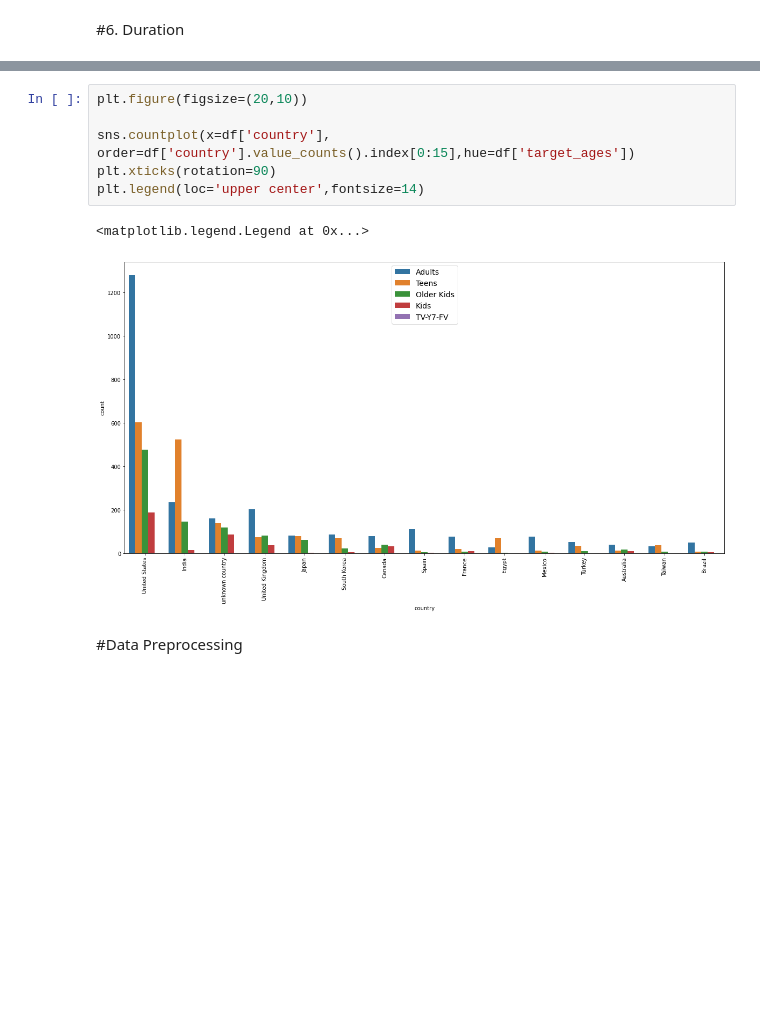
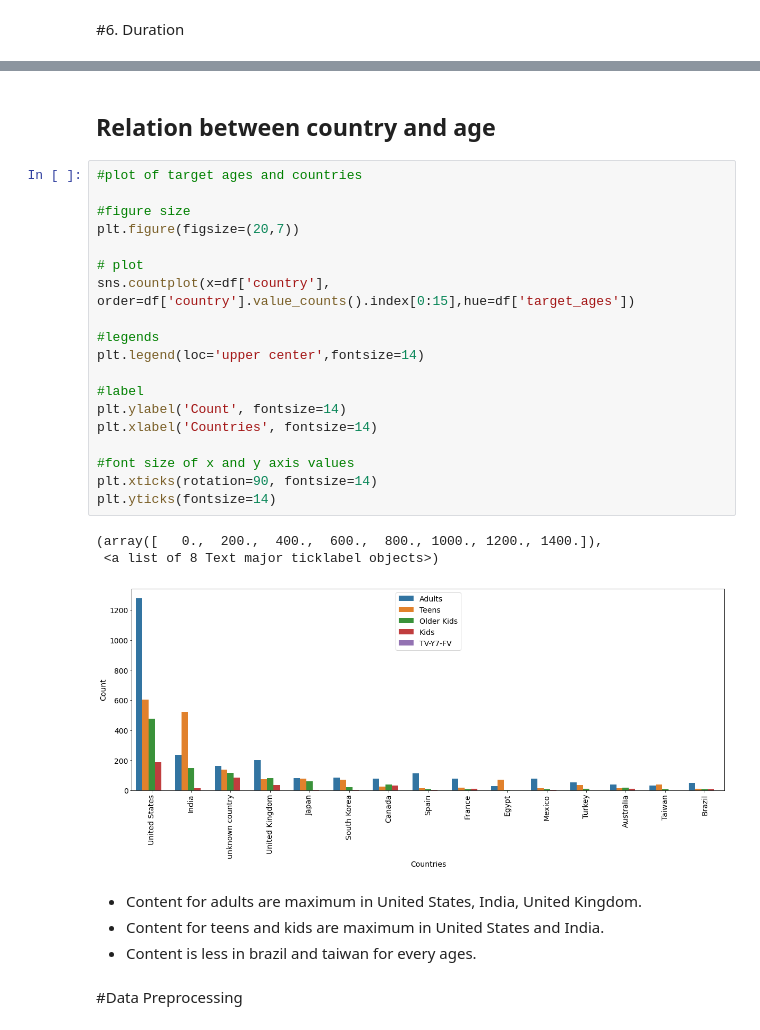
Before and after one commit to Zeeshan00789/NETFLIX-MOVIES-AND-TV-SHOWS-CLUSTERING-, a Jupyter notebook: NETFLIX_MOVIES_AND_TV_SHOWS_CLUSTERING.ipynb, the cells around one changed output, grey strips where cells are left out. Drawn from its saved outputs; the diff is of its cells as text; blank space fills up the shorter version.

```diff
--- a/NETFLIX_MOVIES_AND_TV_SHOWS_CLUSTERING.ipynb
+++ b/NETFLIX_MOVIES_AND_TV_SHOWS_CLUSTERING.ipynb
@@ -515,12 +507,32 @@ plt.show()
+# %% [markdown]
+## Relation between country and age
 # %%
-plt.figure(figsize=(20,10))
+#plot of target ages and countries
 
+#figure size
+plt.figure(figsize=(20,7))
+
+# plot
 sns.countplot(x=df['country'], order=df['country'].value_counts().index[0:15],hue=df['target_ages'])
-plt.xticks(rotation=90)
+
+#legends
 plt.legend(loc='upper center',fontsize=14)
+
+#label
+plt.ylabel('Count', fontsize=14)
+plt.xlabel('Countries', fontsize=14)
+
+#font size of x and y axis values
+plt.xticks(rotation=90, fontsize=14)
+plt.yticks(fontsize=14)
 # %% [output]
-<matplotlib.legend.Legend at 0x...>
+(array([   0.,  200.,  400.,  600.,  800., 1000., 1200., 1400.]),
+ <a list of 8 Text major ticklabel objects>)
-[figure, old version]
+[figure, new version]
+# %% [markdown]
+* Content for adults are maximum in United States, India, United Kingdom.
+* Content for teens and kids are maximum in United States and India.
+* Content is less in brazil and taiwan for every ages.
 # %% [markdown]
 #Data Preprocessing
 # %%
```
Also changed, not shown: parts of 79 cells of this notebook.
